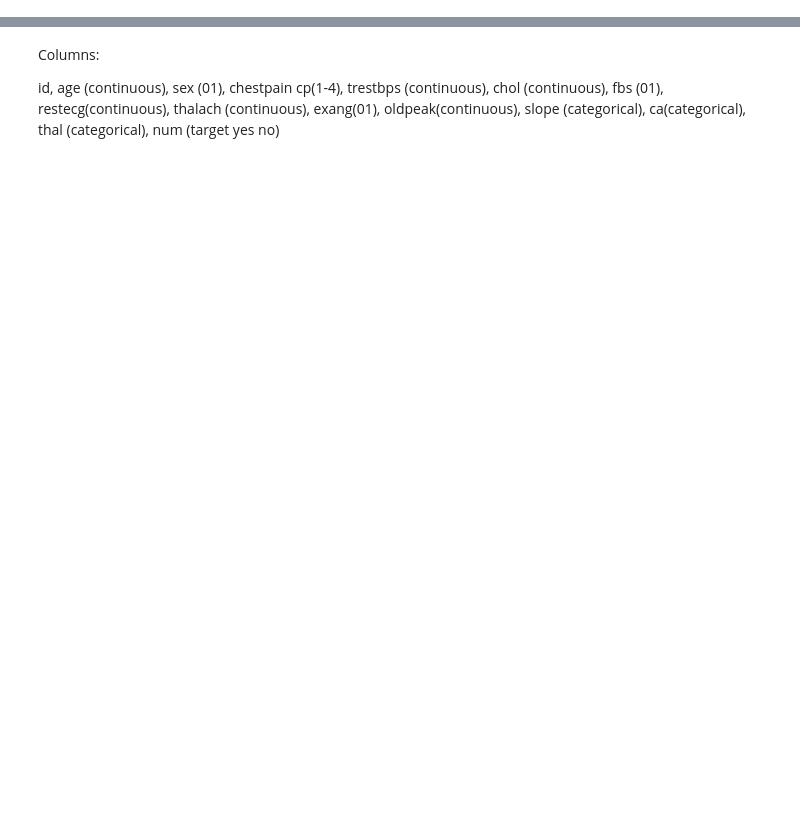
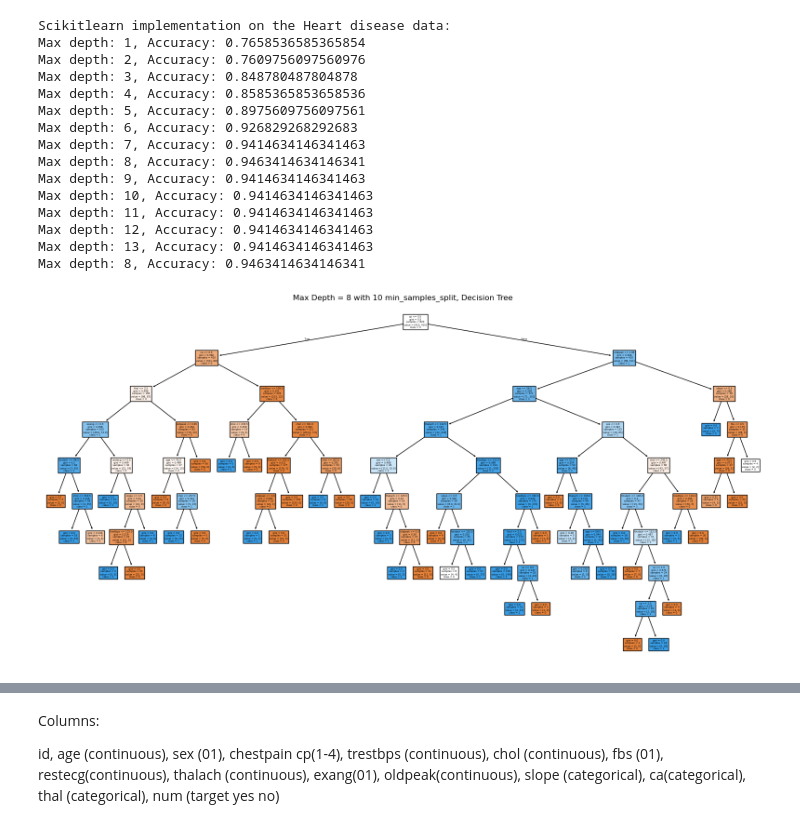
Before and after one commit to ihiroo/DATA2060_Final_Project, a Jupyter notebook: src/david.ipynb, the cells around one changed output, grey strips where cells are left out. Drawn from its saved outputs; the diff is of its cells as text; code cells hidden in the pictures; blank space fills up the shorter version.

```diff
--- a/src/david.ipynb
+++ b/src/david.ipynb
@@ -41 +35,31 @@ Max depth: 8, Accuracy: 0.9463414634146341
+# %%
+print("Scikitlearn implementation on the Heart disease data:")
+data = pd.read_csv("../data/heart.csv")
+
+X = data.drop(columns=['target'], axis=1) # Drop the target column
+y = data['target']
+
+model, max_depth = scikitlearn_model(14, X, y) # Call the function to get the model
+plt.figure(figsize=(20, 10))
+plot_tree(model, feature_names=X.columns, class_names=[str(cls) for cls in model.classes_], filled=True)
+plt.title(f"Max Depth = {max_depth} with 10 min_samples_split, Decision Tree")
+plt.savefig("../graph/decision_tree_scikitlearn_heart.png")
+plt.show()
+# %% [output]
+Scikitlearn implementation on the Heart disease data:
+Max depth: 1, Accuracy: 0.7658536585365854
+Max depth: 2, Accuracy: 0.7609756097560976
+Max depth: 3, Accuracy: 0.848780487804878
+Max depth: 4, Accuracy: 0.8585365853658536
+Max depth: 5, Accuracy: 0.8975609756097561
+Max depth: 6, Accuracy: 0.926829268292683
+Max depth: 7, Accuracy: 0.9414634146341463
+Max depth: 8, Accuracy: 0.9463414634146341
+Max depth: 9, Accuracy: 0.9414634146341463
+Max depth: 10, Accuracy: 0.9414634146341463
+Max depth: 11, Accuracy: 0.9414634146341463
+Max depth: 12, Accuracy: 0.9414634146341463
+Max depth: 13, Accuracy: 0.9414634146341463
+Max depth: 8, Accuracy: 0.9463414634146341
+[figure, added]
 # %%
```
Also changed, not shown: parts of 9 cells of this notebook, 7 other files.
